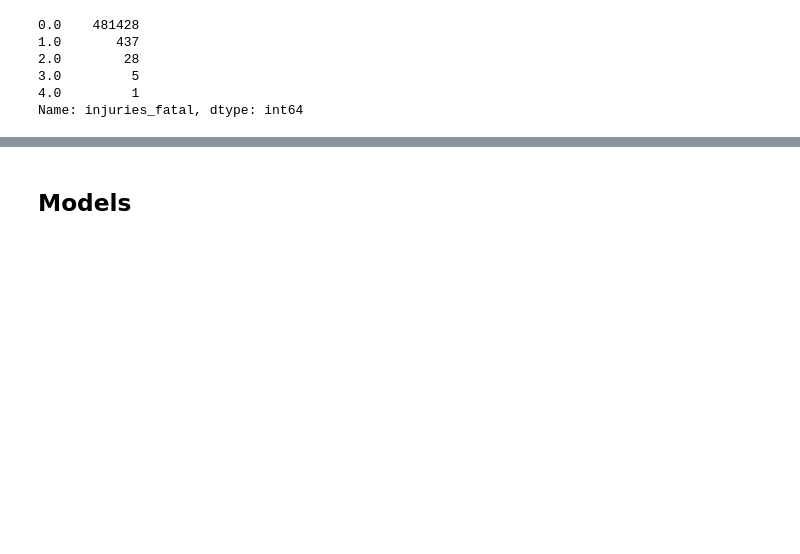
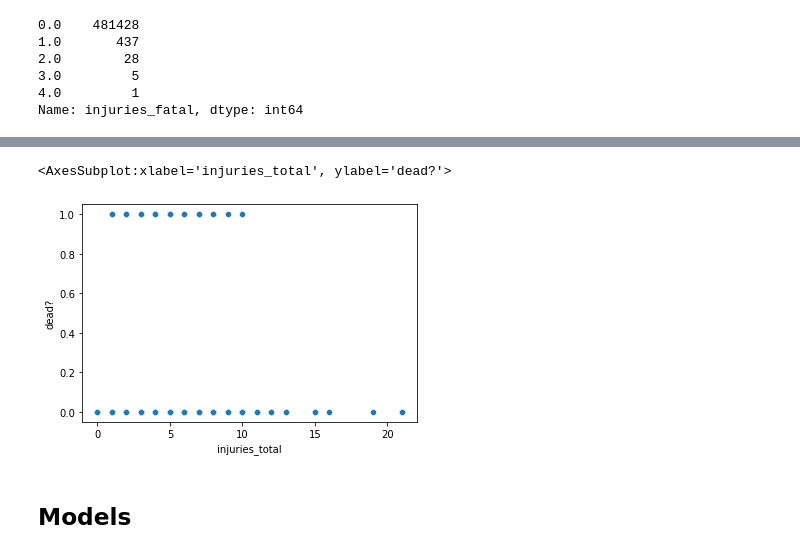
Before and after one commit to marcosvppfernandes/chicagoteam_quanggang, a Jupyter notebook: jamie_notebook.ipynb, the cells around one changed output, grey strips where cells are left out. Saved outputs shown, nothing was run; the diff lists cells and outputs as text; code cells hidden in the pictures; blank space fills up the shorter version.

```diff
--- a/jamie_notebook.ipynb
+++ b/jamie_notebook.ipynb
@@ -600,2 +480,7 @@ memory usage: 180.5+ MB
+# %%
+sns.scatterplot(data_fsm['injuries_total'], data_fsm['dead?'])
+# %% [output]
+<AxesSubplot:xlabel='injuries_total', ylabel='dead?'>
+[figure, added]
 # %% [markdown]
 ## Models
```
Also changed, not shown: parts of 37 cells of this notebook.
